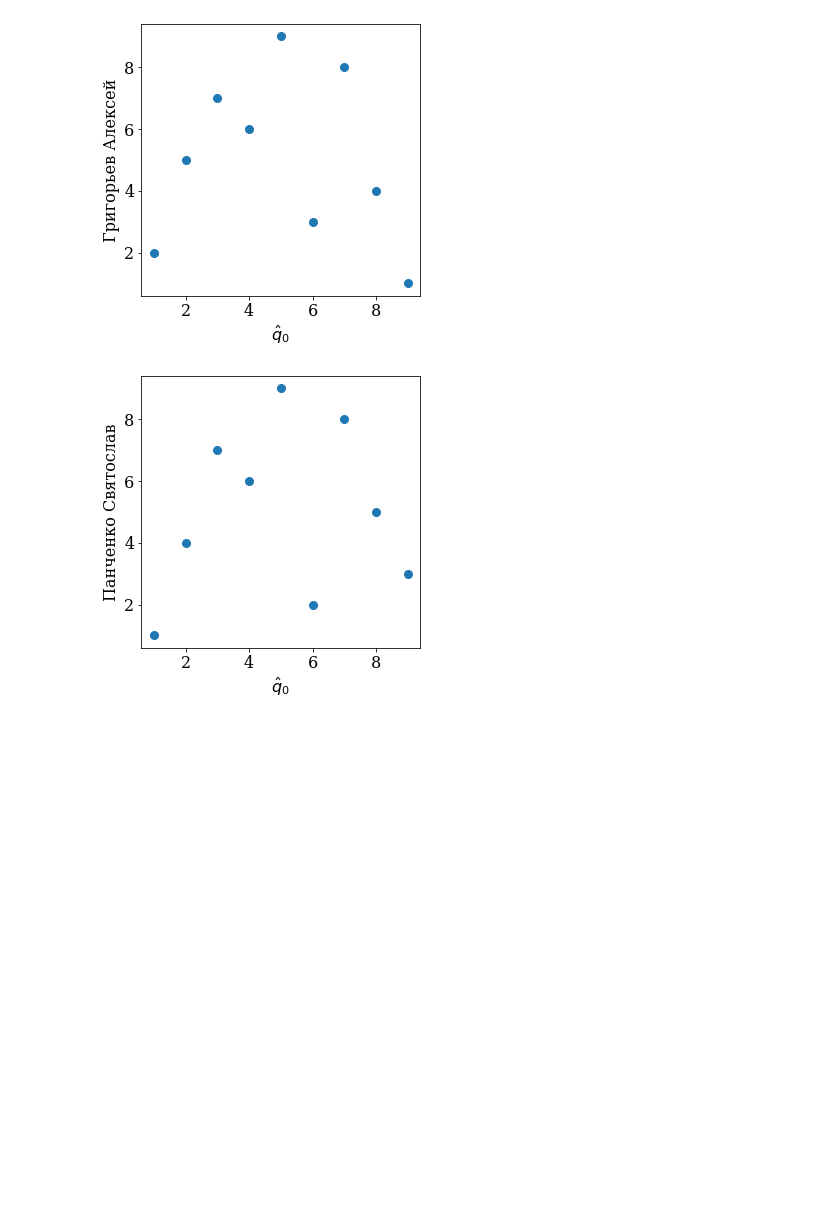
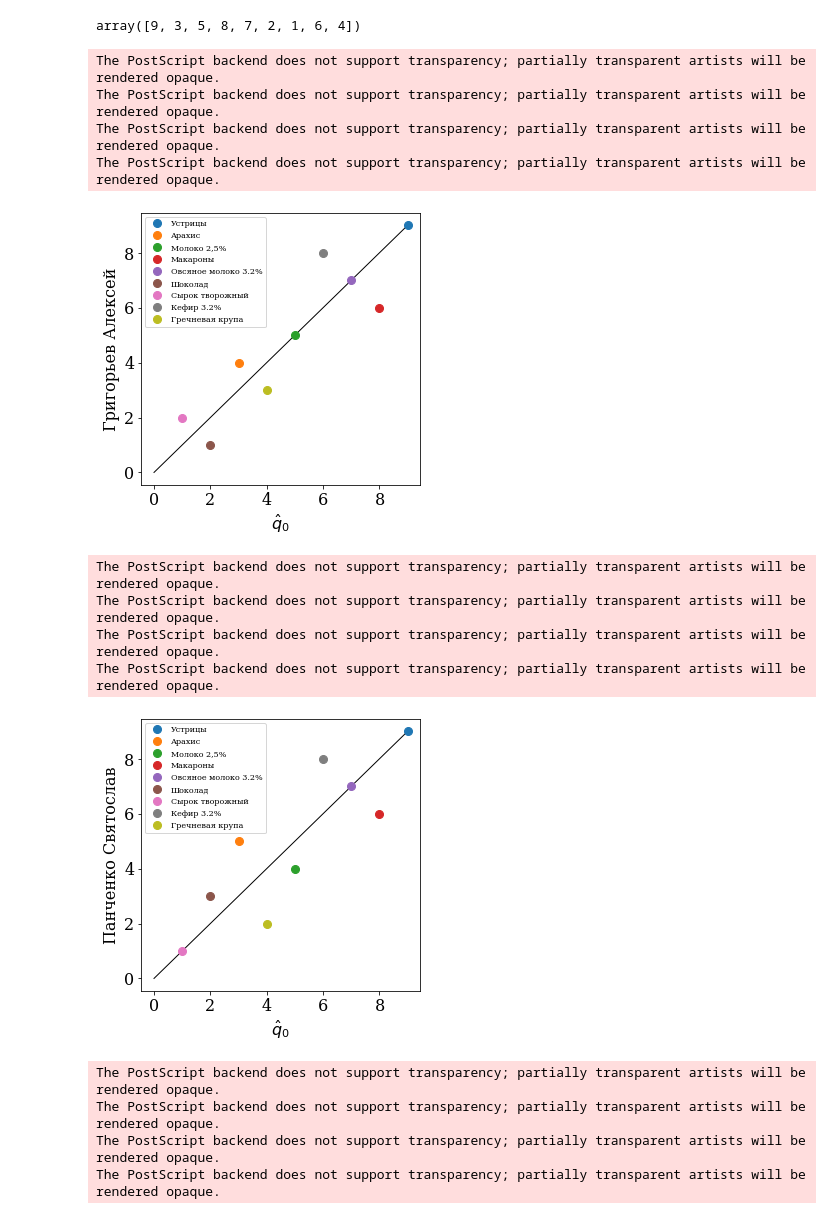
Before and after one commit to Intelligent-Systems-Phystech/Ratings, a Jupyter notebook: Tikhonov Denis/Rating.ipynb, the cells around one changed output. Cells and saved outputs as stored; diff of their text form; code cells hidden in the pictures; blank space fills up the shorter version.

```diff
--- a/Tikhonov Denis/Rating.ipynb
+++ b/Tikhonov Denis/Rating.ipynb
@@ -14,7 +16,7 @@ plt.rcParams['lines.linewidth'] = 2
 plt.rcParams['lines.markersize'] = 8
 plt.rcParams['xtick.labelsize'] = 16
 plt.rcParams['ytick.labelsize'] = 16
-plt.rcParams['legend.fontsize'] = 16
+plt.rcParams['legend.fontsize'] = 8
 plt.rcParams['axes.titlesize'] = 24
 plt.rcParams['axes.labelsize'] = 8
 # %%
@@ -103,17 +105,62 @@ array([5, 8, 2, 4, 3, 9, 1, 7, 6])
+# %%
+Rating = pd.DataFrame()
+Rating['Weight'] = q_new
+Rating = Rating.sort_values('Weight',ascending=True)
+Rating['ind'] = np.arange(len(Full))+1
+q_hat = Rating.sort_index(inplace=False)['ind'].to_numpy()
 # %%
-q = [[9,4,5,6,7,1,2,8,3], [9,5,4,6,7,3,1,8,2], [9,5,3,6,8,2,1,7,4]]
-inds = ['Григорьев Алексей','Панченко Святослав', 'Надежда Алсаханова']
+q = [[9,4,5,6,7,1,2,8,3], [9,5,4,6,7,3,1,8,2], [7,3,5,6,9,2,1,8,4], q0_temp]
+inds = ['Григорьев Алексей','Панченко Святослав', 'Надежда Алсаханова','Среднее']
+# %%
+products =[
+    'Устрицы',
+    'Арахиc',
+    'Молоко 2,5%',
+    'Макароны',
+    'Овсяное молоко 3.2%',
+    'Шоколад',
+    'Сырок творожный',
+    'Кефир 3.2%',
+    'Гречневая крупа']
+# %%
+q_hat
+# %% [output]
+array([9, 3, 5, 8, 7, 2, 1, 6, 4])
 # %%
 
 for i in range(len(q)):
-    plt.plot(Final_rating, q[i], 'o')
+    plt.plot([0,9], [0,9], 'k-', linewidth = 1)
+    for j, product in enumerate(products):
+        plt.plot(q_hat[j], q[i][j], 'o',label = product)
+
+
     plt.ylabel(inds[i], size=16)
     plt.xlabel('$\hat{q}_0$', size=16)
+    plt.legend()
+
     plt.savefig('../doc/fig/inds'+str(i)+'.eps',
                 format='eps',
                 dpi=600,
                 bbox_inches='tight')
+
+    plt.savefig('../slides/results/inds'+str(i)+'.eps',
+                format='eps',
+                dpi=600,
+                bbox_inches='tight')
+
     plt.show()
 # %% [output]
+The PostScript backend does not support transparency; partially transparent artists will be rendered opaque.
+The PostScript backend does not support transparency; partially transparent artists will be rendered opaque.
+The PostScript backend does not support transparency; partially transparent artists will be rendered opaque.
+The PostScript backend does not support transparency; partially transparent artists will be rendered opaque.
-[figure, old version]
+[figure, new version]
+The PostScript backend does not support transparency; partially transparent artists will be rendered opaque.
+The PostScript backend does not support transparency; partially transparent artists will be rendered opaque.
+The PostScript backend does not support transparency; partially transparent artists will be rendered opaque.
+The PostScript backend does not support transparency; partially transparent artists will be rendered opaque.
-[figure, old version]
+[figure, new version]
+The PostScript backend does not support transparency; partially transparent artists will be rendered opaque.
+The PostScript backend does not support transparency; partially transparent artists will be rendered opaque.
+The PostScript backend does not support transparency; partially transparent artists will be rendered opaque.
+The PostScript backend does not support transparency; partially transparent artists will be rendered opaque.
```
Also changed, not shown: parts of 11 cells of this notebook.
